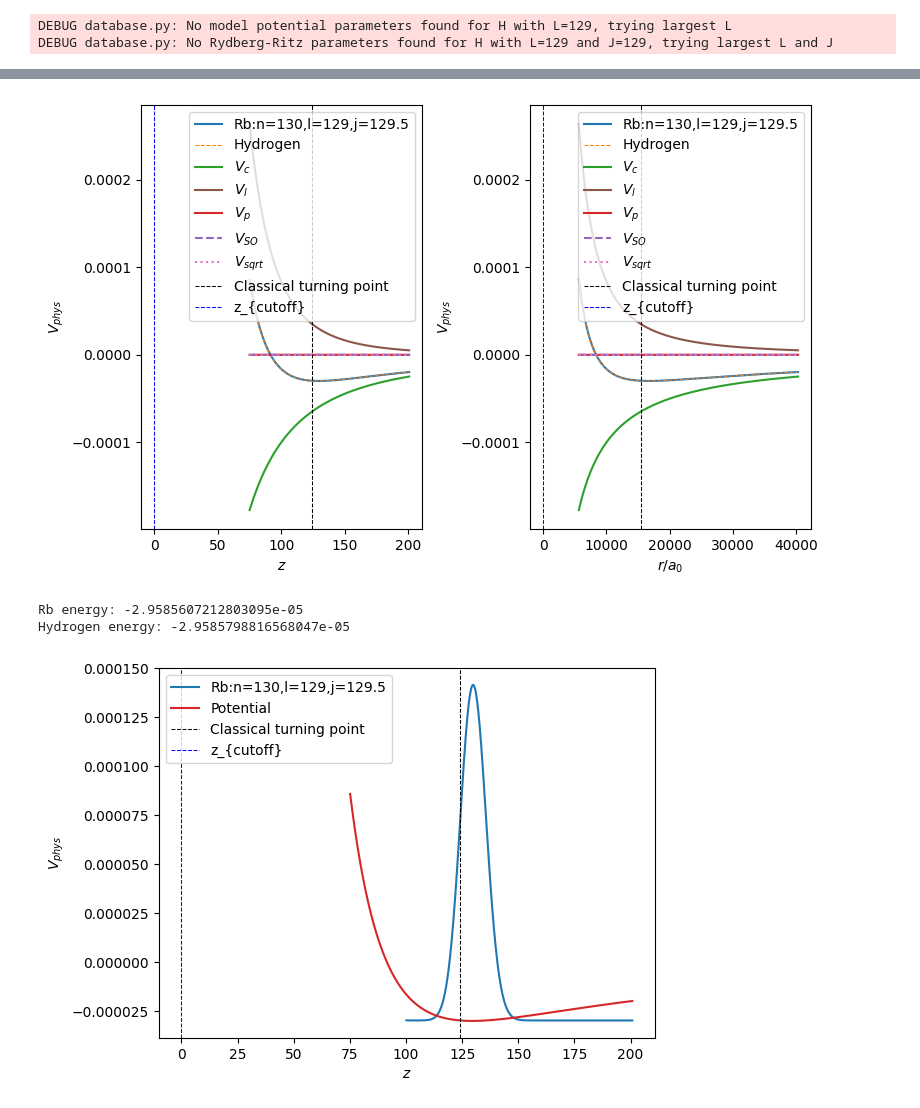
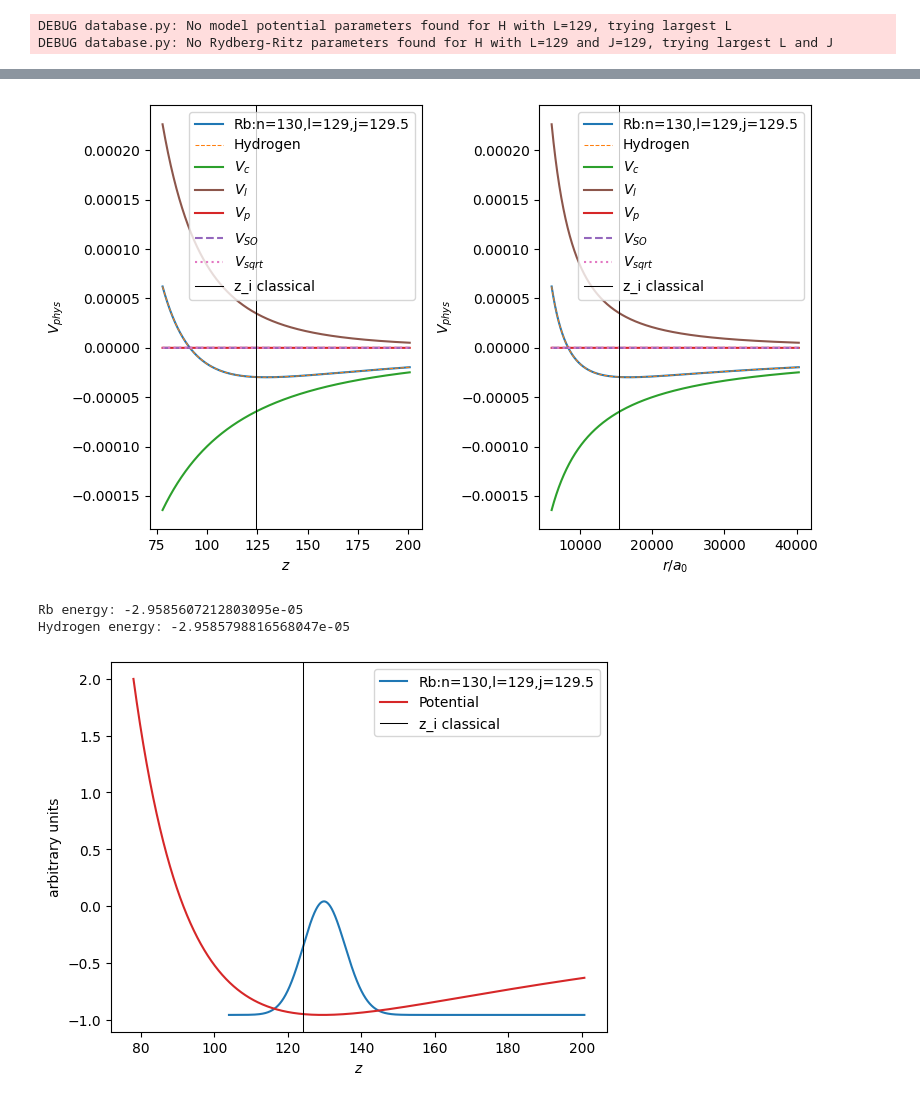
Before and after one commit to pairinteraction/ryd-numerov, a Jupyter notebook: docs/examples/rubidium_wavefunction.ipynb, the cells around one changed output, grey strips where cells are left out. Saved outputs shown, nothing was run; the diff lists cells and outputs as text; code cells hidden in the pictures.

```diff
--- a/docs/examples/rubidium_wavefunction.ipynb
+++ b/docs/examples/rubidium_wavefunction.ipynb
@@ -64,7 +84,7 @@ plot_all_potentials = True
 
 label = f"{atom.species}:n={atom.n},l={atom.l},j={atom.j}"
 fig, axs = plt.subplots(1, 2, figsize=(8, 5))
-new_z_list = np.linspace(0.75 * np.sqrt(atom.grid.xmin), np.sqrt(atom.xmax), 10_000)
+new_z_list = np.linspace(0.75 * np.sqrt(atom.grid.xmin), np.sqrt(atom.grid.xmax), 10_000)
 new_x_list = np.power(new_z_list, 2)
 atom_V_phys = atom.model.calc_V_phys(new_x_list)
 hydrogen_V_phys = hydrogen.model.calc_V_phys(new_x_list)
@@ -79,12 +99,9 @@ if plot_all_potentials:
     axs[0].plot(new_z_list, atom.model.calc_V_so(new_x_list), "C4--", label=r"$V_{SO}$")
     axs[0].plot(new_z_list, atom.model.calc_V_sqrt(new_x_list), "C6:", label=r"$V_{sqrt}$")
 
-axs[0].axvline(z_turning_point, color="k", ls="--", lw=0.75, label="Classical turning point")
-axs[0].axvline(atom.z_cutoff, color="blue", ls="--", lw=0.75, label=r"z_{cutoff}")
+axs[0].axvline(z_i["classical"], color="k", ls="-", lw=0.75, label="z_i classical")
 axs[0].set_xlabel(r"$z$")
 axs[0].set_ylabel(r"$V_{phys}$")
-if axs[0].get_ylim()[1] > 2:
-    axs[0].set_ylim(-2, 2)
 axs[0].legend()
 
 axs[1].plot(new_x_list, atom_V_phys, "C0-", label=label)
@@ -97,14 +114,17 @@ if plot_all_potentials:
     axs[1].plot(new_x_list, atom.model.calc_V_so(new_x_list), "C4--", label=r"$V_{SO}$")
     axs[1].plot(new_x_list, atom.model.calc_V_sqrt(new_x_list), "C6:", label=r"$V_{sqrt}$")
 
-axs[1].axvline(z_turning_point**2, color="k", ls="--", lw=0.75, label="Classical turning point")
-axs[1].axvline(atom.z_cutoff**2, color="blue", ls="--", lw=0.75, label=r"z_{cutoff}")
+axs[1].axvline(z_i["classical"] ** 2, color="k", ls="-", lw=0.75, label="z_i classical")
 axs[1].set_xlabel(r"$r / a_0$")
 axs[1].set_ylabel(r"$V_{phys}$")
-if axs[1].get_ylim()[1] > 2:
-    axs[1].set_ylim(-2, 2)
 axs[1].legend()
 
+
+for ax in axs:
+    if ax.get_ylim()[0] < -0.1:
+        ax.set_ylim(-0.1)
+    if ax.get_ylim()[1] > 0.1:
+        ax.set_ylim(None, 0.1)
 
 fig.tight_layout()
 plt.show()
@@ -112,23 +132,22 @@ plt.show()
 print(f"{atom.species} energy: {atom.energy}")
 print(f"Hydrogen energy: {hydrogen.energy}")
 # %% [output]
-[figure, old version]
+[figure, new version]
 Rb energy: -2.9585607212803095e-05
 Hydrogen energy: -2.9585798816568047e-05
 # %%
+scaled_wlist = atom.wlist / np.max(np.abs(atom.wlist))
+scaled_V_phys = 2 * atom_V_phys / np.max(np.abs(atom_V_phys))
+
 fig, ax = plt.subplots()
 
-scale = 0.1
+ax.plot(atom.grid.zlist, scaled_wlist + np.min(scaled_V_phys), "C0-", label=label)
+ax.plot(new_z_list, scaled_V_phys, "C3-", label="Potential")
+ax.set_xlabel(r"$z$")
+ax.set_ylabel("arbitrary units")
 
-ax.plot(atom.grid.zlist, atom.wlist * scale + atom.energy, "C0-", label=label)
-ax.plot(new_z_list, atom_V_phys, "C3-", label="Potential")
-ax.set_xlabel(r"$z$")
-ax.set_ylabel(r"$V_{phys}$")
-
-
-ax.axvline(z_turning_point, color="k", ls="--", lw=0.75, label="Classical turning point")
-ax.axvline(atom.z_cutoff, color="blue", ls="--", lw=0.75, label=r"z_{cutoff}")
+ax.axvline(z_i["classical"], color="k", ls="-", lw=0.75, label="z_i classical")
 ax.legend()
 plt.show()
 # %% [output]
-[figure, old version]
+[figure, new version]
```
Also changed, not shown: parts of 1 cell of this notebook, 6 other files.
